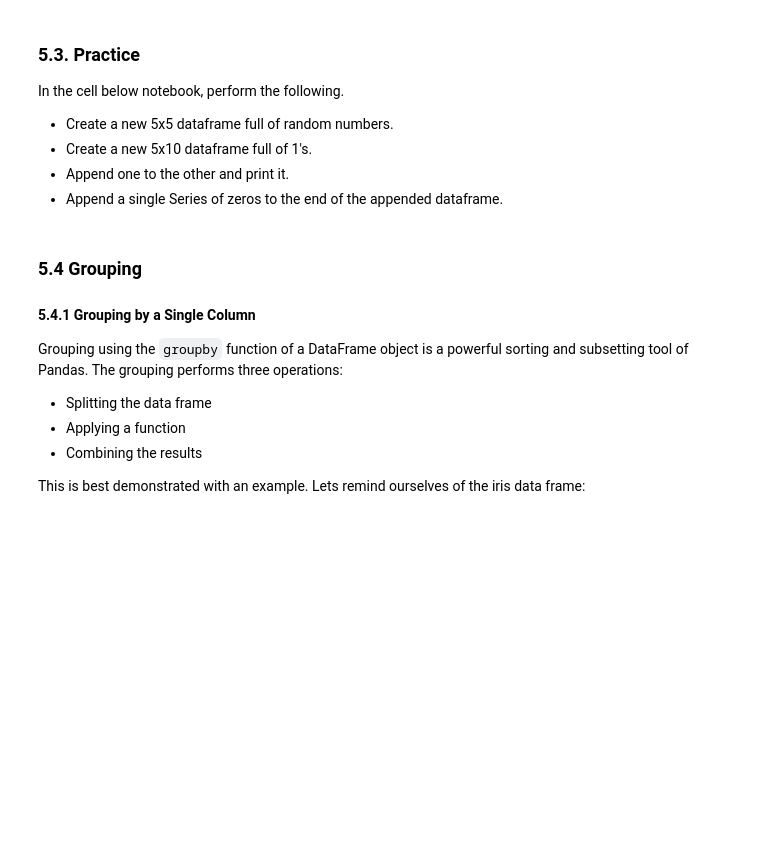
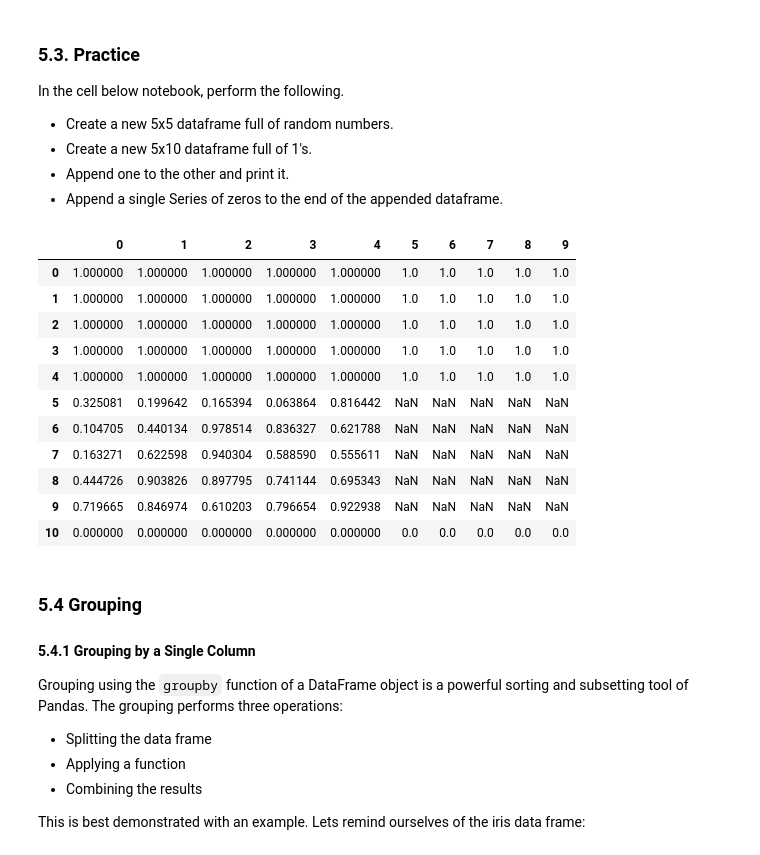
Before and after one commit to ko0000/Data-Analytics-With-Python, a Jupyter notebook: Module2-Data_Analytics/A04-Pandas_Part2.ipynb, the cells around one changed output. Drawn from its saved outputs; the diff is of its cells as text; code cells hidden in the pictures; blank space fills up the shorter version.

```diff
--- a/Module2-Data_Analytics/A04-Pandas_Part2.ipynb
+++ b/Module2-Data_Analytics/A04-Pandas_Part2.ipynb
@@ -783,6 +1042,23 @@ In the cell below notebook, perform the following.
 + Create a new 5x10 dataframe full of 1's.
 + Append one to the other and print it.
 + Append a single Series of zeros to the end of the appended dataframe.
+# %%
+ran_df = pd.DataFrame(np.random.random((5, 5)))
+one_df = pd.DataFrame(np.ones((5, 10)))
+one_df.append(ran_df, ignore_index=True).append(pd.Series(np.zeros(10)), ignore_index=True)
+# %% [output]
+|  | 0 | 1 | 2 | 3 | 4 | 5 | 6 | 7 | 8 | 9 |
+| 0 | 1.000000 | 1.000000 | 1.000000 | 1.000000 | 1.000000 | 1.0 | 1.0 | 1.0 | 1.0 | 1.0 |
+| 1 | 1.000000 | 1.000000 | 1.000000 | 1.000000 | 1.000000 | 1.0 | 1.0 | 1.0 | 1.0 | 1.0 |
+| 2 | 1.000000 | 1.000000 | 1.000000 | 1.000000 | 1.000000 | 1.0 | 1.0 | 1.0 | 1.0 | 1.0 |
+| 3 | 1.000000 | 1.000000 | 1.000000 | 1.000000 | 1.000000 | 1.0 | 1.0 | 1.0 | 1.0 | 1.0 |
+| 4 | 1.000000 | 1.000000 | 1.000000 | 1.000000 | 1.000000 | 1.0 | 1.0 | 1.0 | 1.0 | 1.0 |
+| 5 | 0.325081 | 0.199642 | 0.165394 | 0.063864 | 0.816442 | NaN | NaN | NaN | NaN | NaN |
+| 6 | 0.104705 | 0.440134 | 0.978514 | 0.836327 | 0.621788 | NaN | NaN | NaN | NaN | NaN |
+| 7 | 0.163271 | 0.622598 | 0.940304 | 0.588590 | 0.555611 | NaN | NaN | NaN | NaN | NaN |
+| 8 | 0.444726 | 0.903826 | 0.897795 | 0.741144 | 0.695343 | NaN | NaN | NaN | NaN | NaN |
+| 9 | 0.719665 | 0.846974 | 0.610203 | 0.796654 | 0.922938 | NaN | NaN | NaN | NaN | NaN |
+| 10 | 0.000000 | 0.000000 | 0.000000 | 0.000000 | 0.000000 | 0.0 | 0.0 | 0.0 | 0.0 | 0.0 |
 # %% [markdown]
 ### 5.4 Grouping
 
```
Also changed, not shown: parts of 41 cells of this notebook, 2 other files.
